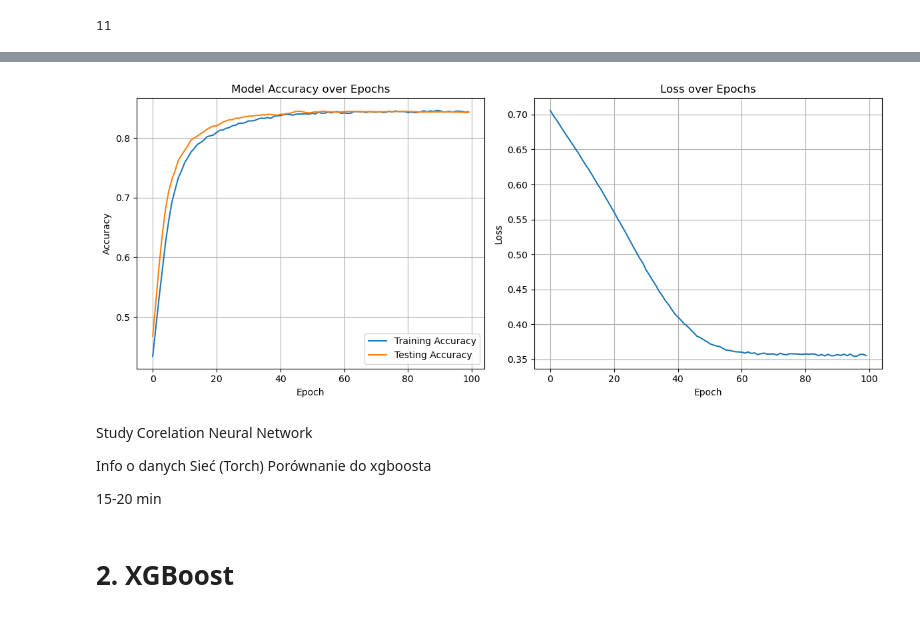
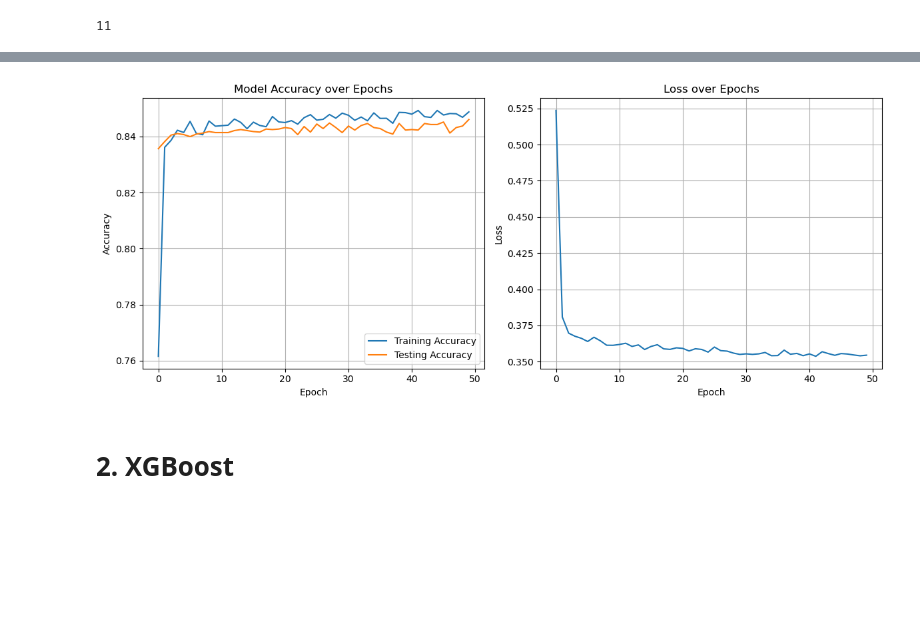
Before and after one commit to informedAI/student-depression-prediction, a Jupyter notebook: student_depression/main.ipynb, the cells around one changed output, grey strips where cells are left out. Cells and saved outputs as stored; diff of their text form; code cells hidden in the pictures; blank space fills up the shorter version.

Commit message:
Add batch training

```diff
--- a/student_depression/main.ipynb
+++ b/student_depression/main.ipynb
@@ -344,7 +338,7 @@ from sklearn.model_selection import train_test_split
 
 # Using sklearn's train_test_split with torch tensors
 X_train_indices, X_test_indices = train_test_split(
-    range(len(X)), test_size=0.2, random_state=50
+    range(len(X)), test_size=0.2, random_state=50, stratify=y.numpy()
 )
 
 
@@ -454,7 +415,7 @@ class NeuralNetwork(nn.Module):
 # %%
 model = NeuralNetwork()
 criterion = nn.BCELoss()
-optimizer = optim.Adam(model.parameters(), lr=0.001)
+optimizer = optim.Adam(model.parameters(), lr=0.0001)
 
 
 # Initialize lists to track metrics
@@ -462,28 +423,39 @@ train_accuracies = []
 test_accuracies = []
 losses = []
 
-# Number of epochs
-num_epochs = 100
+batch_size = 64
+train_dataset = torch.utils.data.TensorDataset(X_train_norm, y_train)
+train_loader = torch.utils.data.DataLoader(train_dataset, batch_size=batch_size, shuffle=True)
 
-# Training loop
+num_epochs = 50
+
 for epoch in range(num_epochs):
     # Training phase
     model.train()
-    y_pred = model(X_train_norm)
-    loss = criterion(y_pred.squeeze(), y_train)
+    total_loss = 0
+    correct = 0
+    total = 0
 
-    # Calculate training accuracy
-    train_preds = (y_pred.squeeze() > 0.5).float()
-    train_acc = (train_preds == y_train).float().mean()
-    train_accuracies.append(train_acc.item())
+    for inputs, labels in train_loader:
+        # Forward pass with just this batch
+        outputs = model(inputs)
+        loss = criterion(outputs.squeeze(), labels)
 
-    # Backpropagation
-    optimizer.zero_grad()
-    loss.backward()
-    optimizer.step()
+        optimizer.zero_grad()
+        loss.backward()
+        optimizer.step()
 
-    # Store loss
-    losses.append(loss.item())
+        # Track metrics
+        total_loss += loss.item()
+        preds = (outputs.squeeze() > 0.5).float()
+        correct += (preds == labels).sum().item()
+        total += labels.size(0)
+
+    train_acc = correct / total
+    avg_loss = total_loss / len(train_loader)
+
+    train_accuracies.append(train_acc)
+    losses.append(avg_loss)
 
     # Validation phase
     model.eval()
@@ -535,13 +502,4 @@ Epoch 100/100, Loss: 0.3554, Train Acc: 0.8438, Test Acc: 0.8430
-[figure, old version]
+[figure, new version]
-# %% [markdown]
-Study Corelation
-Neural Network
-
-Info o danych
-Sieć (Torch)
-Porównanie do xgboosta
-
-15-20 min
 # %% [markdown]
 # 2. XGBoost
 # %%
```
Also changed, not shown: parts of 19 cells of this notebook.
